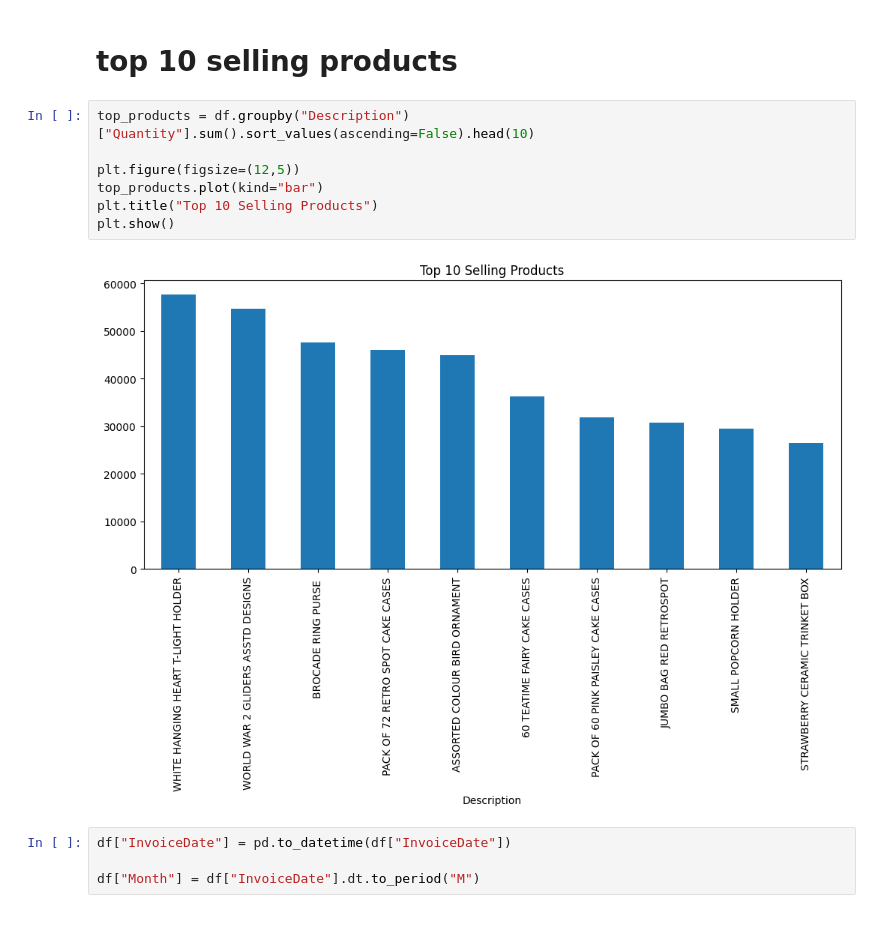
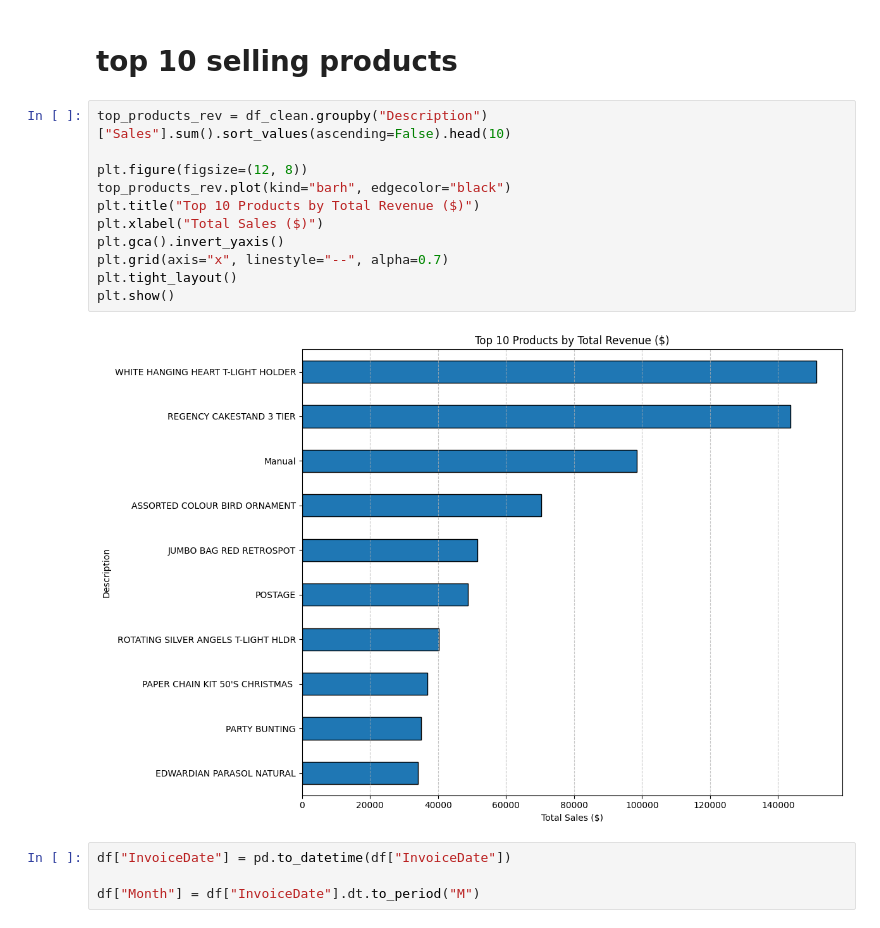
Before and after one commit to palak-2006/Intelligent-Retail-Analysis-Using-Machine-Learning, a Jupyter notebook: notebooks/01_online_retail_eda.ipynb, the cells around one changed output. Drawn from its saved outputs; the diff is of its cells as text.

```diff
--- a/notebooks/01_online_retail_eda.ipynb
+++ b/notebooks/01_online_retail_eda.ipynb
@@ -106,14 +133,18 @@ plt.show()
 # %% [markdown]
 # top 10 selling products
-# %%
-top_products = df.groupby("Description")["Quantity"].sum().sort_values(ascending=False).head(10)
-
-plt.figure(figsize=(12,5))
-top_products.plot(kind="bar")
-plt.title("Top 10 Selling Products")
-plt.show()
-# %% [output]
-[figure, removed]
+# %%
+top_products_rev = df_clean.groupby("Description")["Sales"].sum().sort_values(ascending=False).head(10)
+
+plt.figure(figsize=(12, 8))
+top_products_rev.plot(kind="barh", edgecolor="black")
+plt.title("Top 10 Products by Total Revenue ($)")
+plt.xlabel("Total Sales ($)")
+plt.gca().invert_yaxis()
+plt.grid(axis="x", linestyle="--", alpha=0.7)
+plt.tight_layout()
+plt.show()
+# %% [output]
+[figure, added]
 # %%
 df["InvoiceDate"] = pd.to_datetime(df["InvoiceDate"])
 
```
Also changed, not shown: parts of 17 cells of this notebook, 46 other files.
